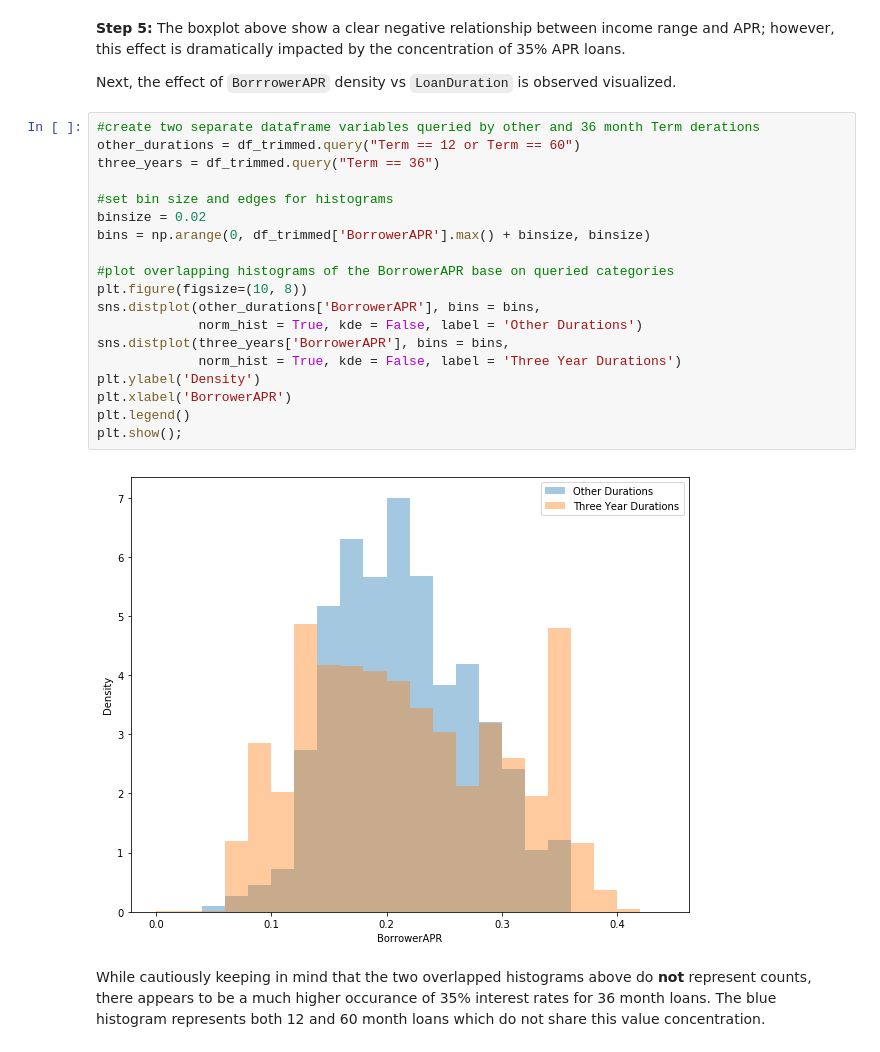
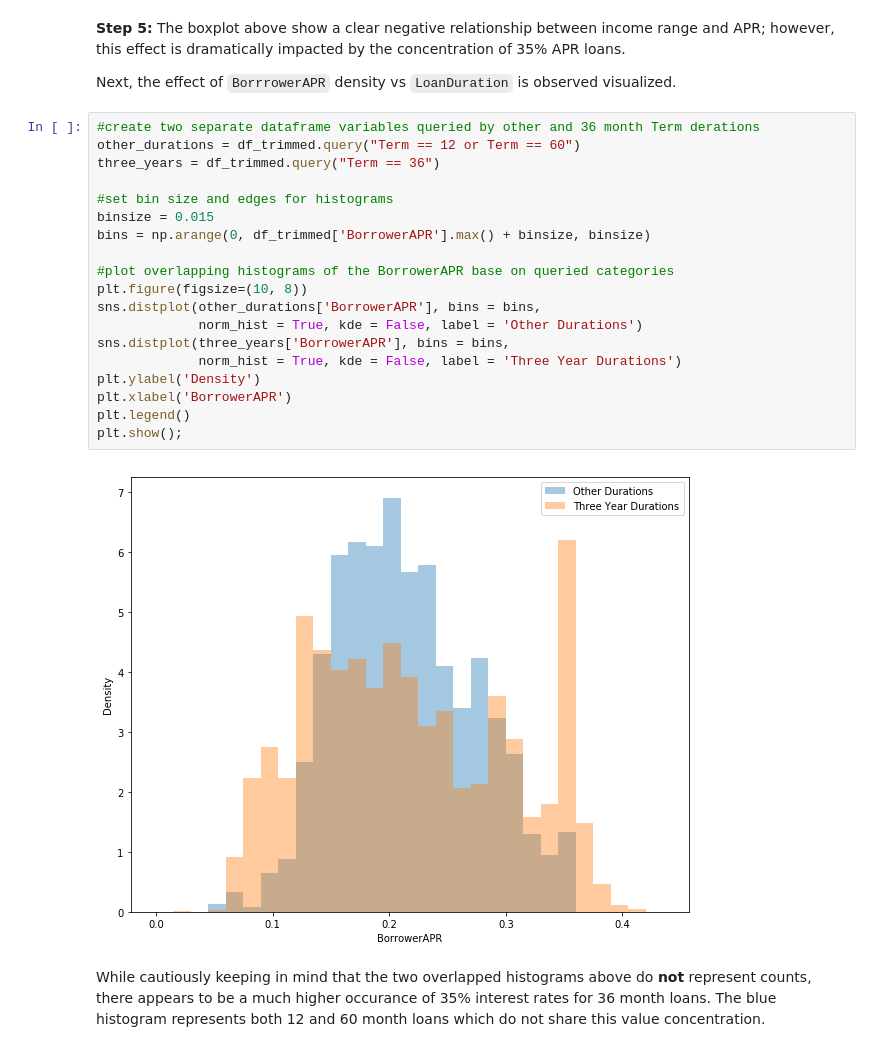
Before and after one commit to Jeff-VA/Udacity-Communicate-Data-Project, a Jupyter notebook: exploration_v2.ipynb, the cells around one changed output. Saved outputs shown, nothing was run; the diff lists cells and outputs as text.

```diff
--- a/exploration_v2.ipynb
+++ b/exploration_v2.ipynb
@@ -645,24 +646,24 @@ Next, the effect of `BorrrowerAPR` density vs `LoanDuration` is observed visuali
 # %%
 #create two separate dataframe variables queried by other and 36 month Term derations
 other_durations = df_trimmed.query("Term == 12 or Term == 60")
 three_years = df_trimmed.query("Term == 36")
 
 #set bin size and edges for histograms
-binsize = 0.02
+binsize = 0.015
 bins = np.arange(0, df_trimmed['BorrowerAPR'].max() + binsize, binsize)
 
 #plot overlapping histograms of the BorrowerAPR base on queried categories
 plt.figure(figsize=(10, 8))
 sns.distplot(other_durations['BorrowerAPR'], bins = bins,
              norm_hist = True, kde = False, label = 'Other Durations')
 sns.distplot(three_years['BorrowerAPR'], bins = bins,
              norm_hist = True, kde = False, label = 'Three Year Durations')
 plt.ylabel('Density')
 plt.xlabel('BorrowerAPR')
 plt.legend()
 plt.show();
 # %% [output]
-[figure, old version]
+[figure, new version]
 # %% [markdown]
 While cautiously keeping in mind that the two overlapped histograms above do **not** represent counts, there appears to be a much higher occurance of 35% interest rates for 36 month loans.  The blue histogram represents both 12 and 60 month loans which do not share this value concentration.
 # %% [markdown]
```
Also changed, not shown: parts of 7 cells of this notebook.
